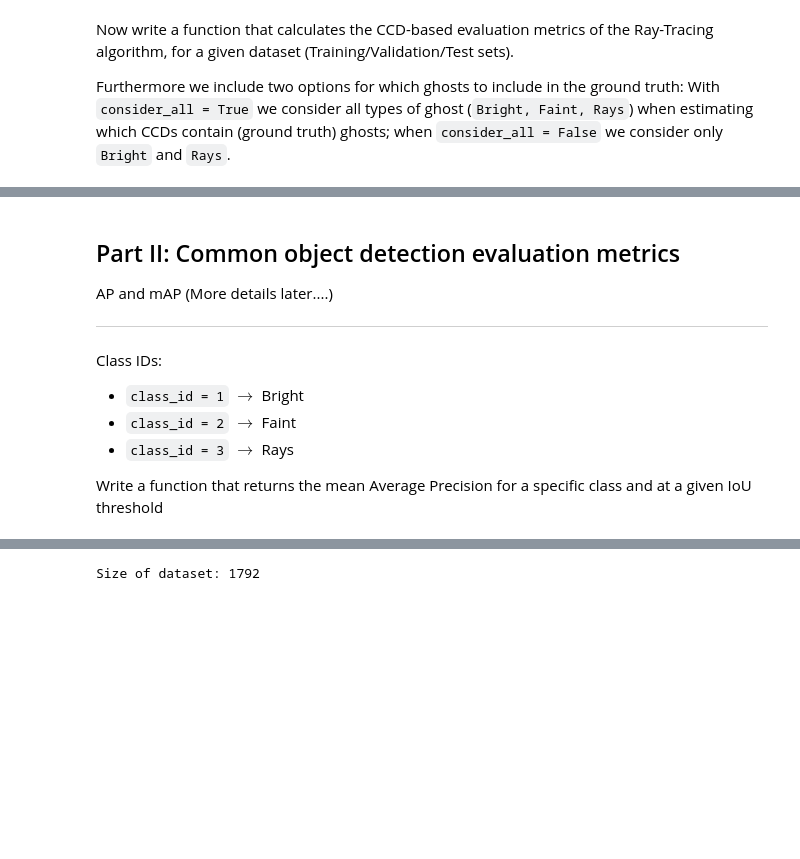
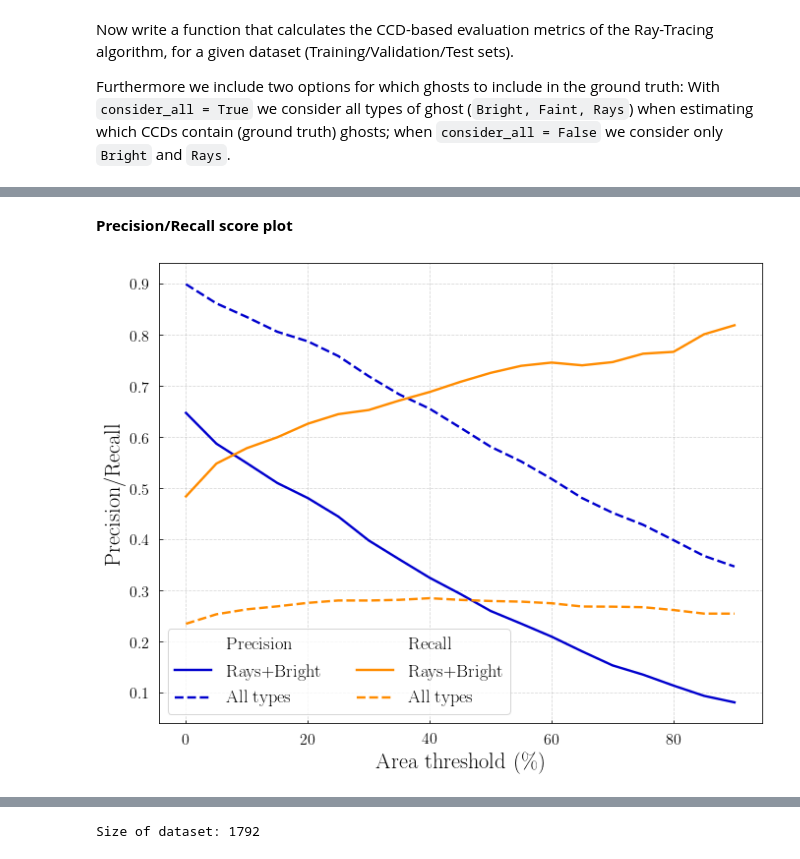
Before and after one commit to dtanoglidis/DeepGhostBusters, a Jupyter notebook: Inference_and_Evaluation.ipynb, the cells around one changed output, grey strips where cells are left out. Drawn from its saved outputs; the diff is of its cells as text; code cells hidden in the pictures; blank space fills up the shorter version.

```diff
--- a/Inference_and_Evaluation.ipynb
+++ b/Inference_and_Evaluation.ipynb
@@ -670,9 +906,12 @@ Furthermore we include two options for which ghosts to include in the ground tru
 # %%
 def evaluation_ray(subset,percentage,consider_all=True):
   """
-  Inputs:
+  Inputs: subset: One of Training, Validation, or Test sets
+          percentage: Percentage of a CCD a ghost should cover to be included
+          consider_all: If 'True', all types of ghosting artifacts are being included
+                        If 'False', only Rays and Bright are being included
 
-  Outputs:
+  Outputs: Metrics (Precision, Recall, F_1 score)
 
   """
   # Check that it is one of the Training, Validation or Test sets
@@ -832,17 +1019,38 @@ plt.show()
-# %% [markdown]
-## Part II: Common object detection evaluation metrics
-
-AP and mAP (More details later....)
-
-
-
----
-
-Class IDs:
-
-- `class_id = 1` $\to$ Bright
-- `class_id = 2` $\to$ Faint
-- `class_id = 3` $\to$ Rays
-
-
-Write a function that returns the mean Average Precision for a specific class and at a given IoU threshold
+# %%
+perc_CCD = np.linspace(0,0.9,19)
+n_perc = len(perc_CCD)
+
+metrics_ray_bright_rt = np.zeros([n_perc,3]) # Metrics for Rays+Bright with the ray-tracing
+metrics_all_rt = np.zeros([n_perc,3]) # Metrics for all ghosts with the ray-tracing
+
+for i in range(n_perc):
+  perc_loc = perc_CCD[i]
+  metrics_ray_bright_rt[i,:] = evaluation_ray("Test_set", perc_loc,consider_all=False)
+  metrics_all_rt[i,:] = evaluation_ray("Test_set", perc_loc,consider_all=True)
+# %% [markdown]
+**Precision/Recall score plot**
+# %%
+plt.figure(figsize=(9.6, 7.5))
+
+# Precisions
+plt.plot([],marker="", ls="", label='Precision')
+plt.plot(percent,metrics_ray_bright_rt[:,0],c='mediumblue',linewidth=2.4,label='Rays+Bright')
+plt.plot(percent,metrics_all_rt[:,0],c='mediumblue',ls='--',linewidth=2.4,label='All types')
+
+# Recalls
+plt.plot([],marker="", ls="", label='Recall')
+plt.plot(percent,metrics_ray_bright_rt[:,1],c='darkorange',linewidth=2.4,label='Rays+Bright')
+plt.plot(percent,metrics_all_rt[:,1],c='darkorange',ls='--',linewidth=2.4,label='All types')
+
+# Legents/Labels etc
+plt.legend(frameon=True, loc='lower left',ncol=2, fontsize=18.5)
+plt.tick_params(axis='both', labelsize=16)
+plt.xlabel('Area threshold ($\%$)',fontsize=22.5);plt.ylabel('Precision/Recall',fontsize=22.5)
+plt.grid(ls='--',alpha=0.5)
+
+plt.tight_layout()
+#plt.savefig("/content/drive/My Drive/Plots/Metrics_Area_ray_tracing.pdf")
+#files.download("/content/drive/My Drive/Plots/Metrics_Area_ray_tracing.pdf")
+plt.show()
+# %% [output]
+[figure, added]
```
Also changed, not shown: parts of 53 cells of this notebook.
